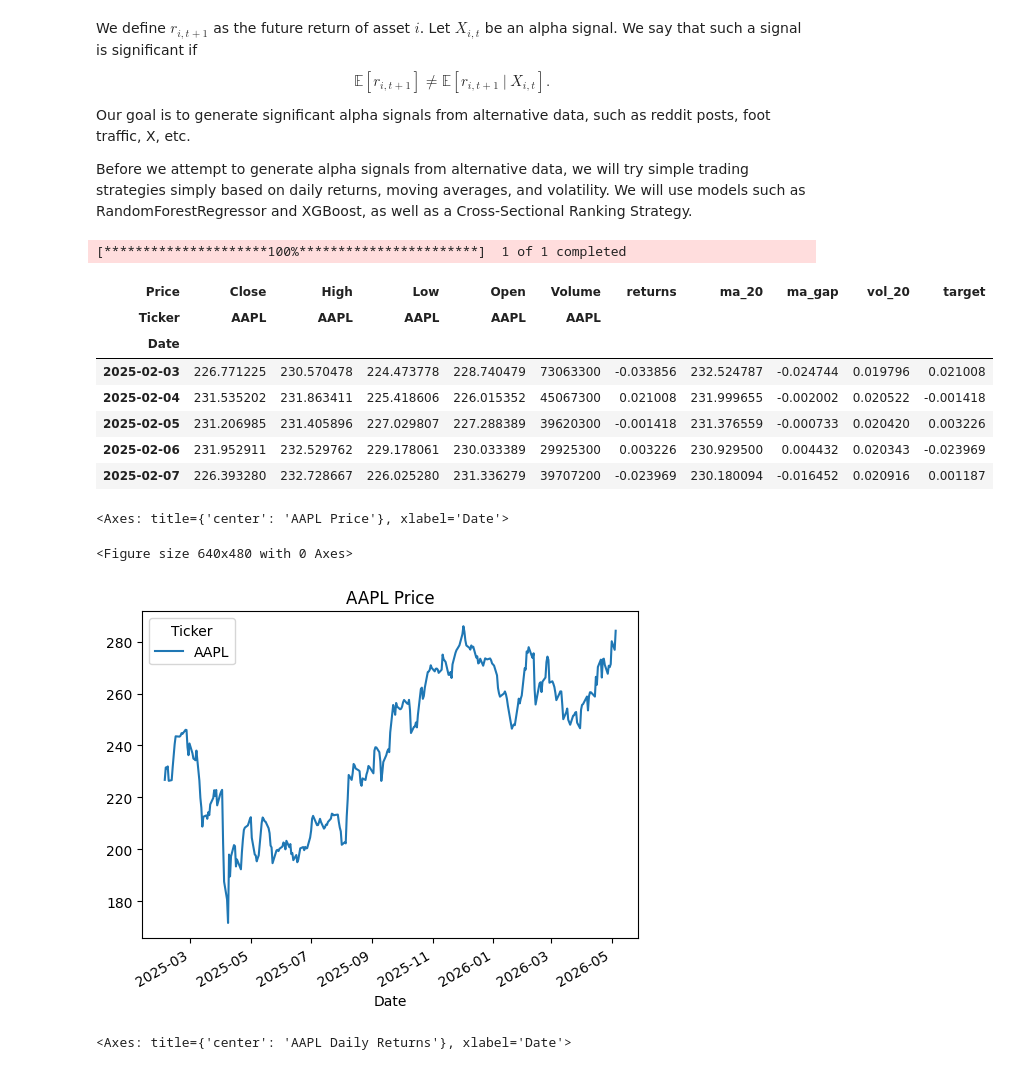
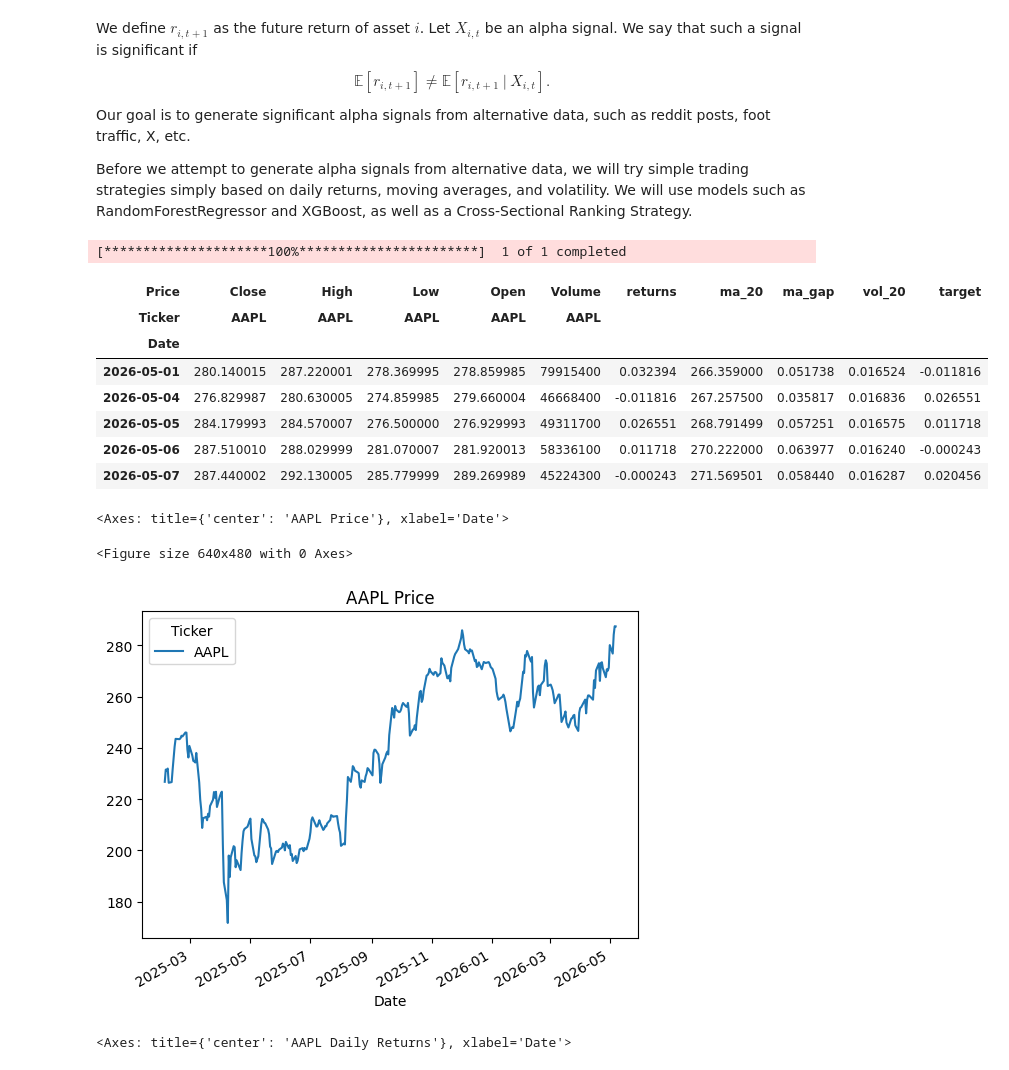
Before and after one commit to arnavshanbhag/AlternativeAlphaSignals, a Jupyter notebook: notebooks/data_exploration.ipynb, the cells around one changed output. Drawn from its saved outputs; the diff is of its cells as text; code cells hidden in the pictures.

```diff
--- a/notebooks/data_exploration.ipynb
+++ b/notebooks/data_exploration.ipynb
@@ -19,32 +22,32 @@ from xgboost import XGBRegressor
 # %%
-df = yf.download("AAPL", start="2025-01-02", end="2026-05-07")
+df = yf.download("AAPL", start="2025-01-02", end="2026-05-11")
 
 close = df["Close"].squeeze()
 df["returns"] = close.pct_change()
 df["ma_20"] = close.rolling(20).mean()
 df["ma_gap"] = close / df["ma_20"] - 1
 df["vol_20"] = df["returns"].rolling(20).std()
 df["target"] = df["returns"].shift(-1)
 
 df = df.dropna()
-df.head()
+df.tail()
 # %% [output]
 [*********************100%***********************]  1 of 1 completed
 | Price | Close | High | Low | Open | Volume | returns | ma_20 | ma_gap | vol_20 | target |
 | Ticker | AAPL | AAPL | AAPL | AAPL | AAPL |  |  |  |  |  |
 | Date |  |  |  |  |  |  |  |  |  |  |
-| 2025-02-03 | 226.771225 | 230.570478 | 224.473778 | 228.740479 | 73063300 | -0.033856 | 232.524787 | -0.024744 | 0.019796 | 0.021008 |
-| 2025-02-04 | 231.535202 | 231.863411 | 225.418606 | 226.015352 | 45067300 | 0.021008 | 231.999655 | -0.002002 | 0.020522 | -0.001418 |
-| 2025-02-05 | 231.206985 | 231.405896 | 227.029807 | 227.288389 | 39620300 | -0.001418 | 231.376559 | -0.000733 | 0.020420 | 0.003226 |
-| 2025-02-06 | 231.952911 | 232.529762 | 229.178061 | 230.033389 | 29925300 | 0.003226 | 230.929500 | 0.004432 | 0.020343 | -0.023969 |
-| 2025-02-07 | 226.393280 | 232.728667 | 226.025280 | 231.336279 | 39707200 | -0.023969 | 230.180094 | -0.016452 | 0.020916 | 0.001187 |
+| 2026-05-01 | 280.140015 | 287.220001 | 278.369995 | 278.859985 | 79915400 | 0.032394 | 266.359000 | 0.051738 | 0.016524 | -0.011816 |
+| 2026-05-04 | 276.829987 | 280.630005 | 274.859985 | 279.660004 | 46668400 | -0.011816 | 267.257500 | 0.035817 | 0.016836 | 0.026551 |
+| 2026-05-05 | 284.179993 | 284.570007 | 276.500000 | 276.929993 | 49311700 | 0.026551 | 268.791499 | 0.057251 | 0.016575 | 0.011718 |
+| 2026-05-06 | 287.510010 | 288.029999 | 281.070007 | 281.920013 | 58336100 | 0.011718 | 270.222000 | 0.063977 | 0.016240 | -0.000243 |
+| 2026-05-07 | 287.440002 | 292.130005 | 285.779999 | 289.269989 | 45224300 | -0.000243 | 271.569501 | 0.058440 | 0.016287 | 0.020456 |
 # %%
 plt.figure()
 df["Close"].plot(title="AAPL Price")
 # %% [output]
 <Axes: title={'center': 'AAPL Price'}, xlabel='Date'>
 <Figure size 640x480 with 0 Axes>
-[figure, old version]
+[figure, new version]
 # %%
 plt.figure()
 df["returns"].plot(title="AAPL Daily Returns")
```
Also changed, not shown: parts of 10 cells of this notebook, 9 other files.
